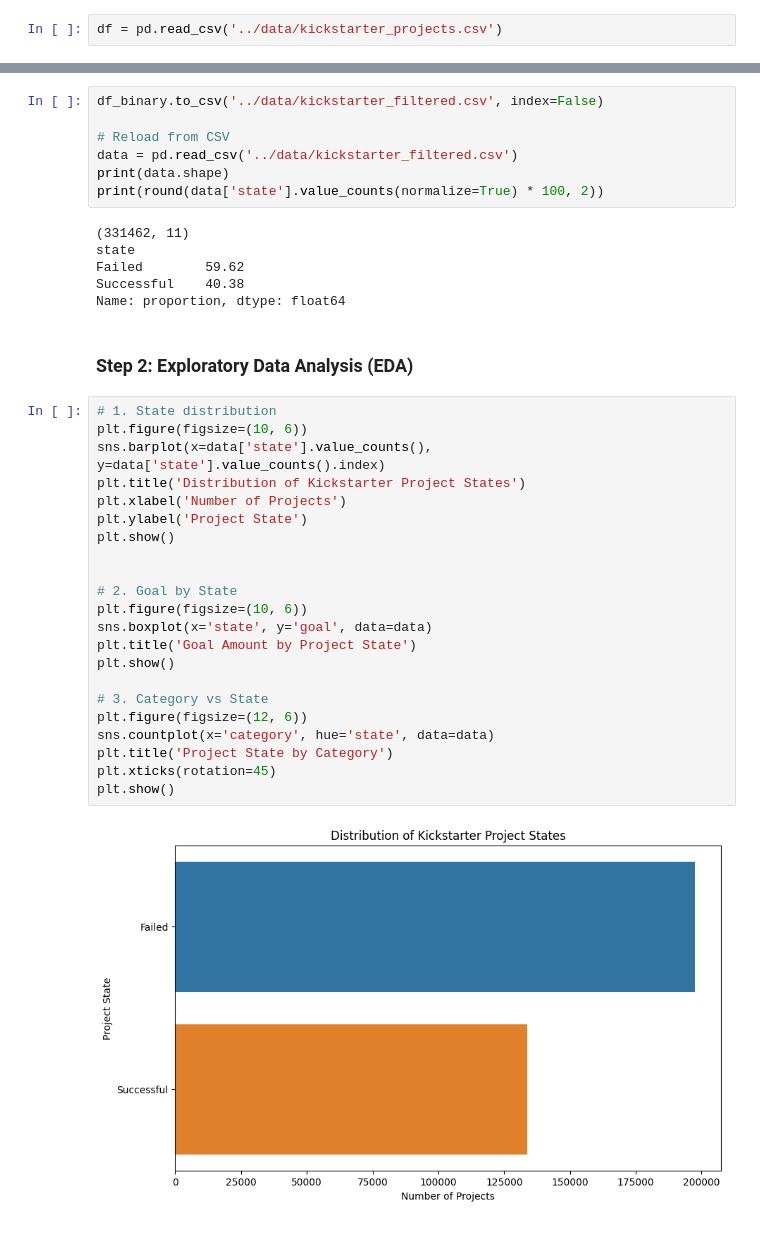
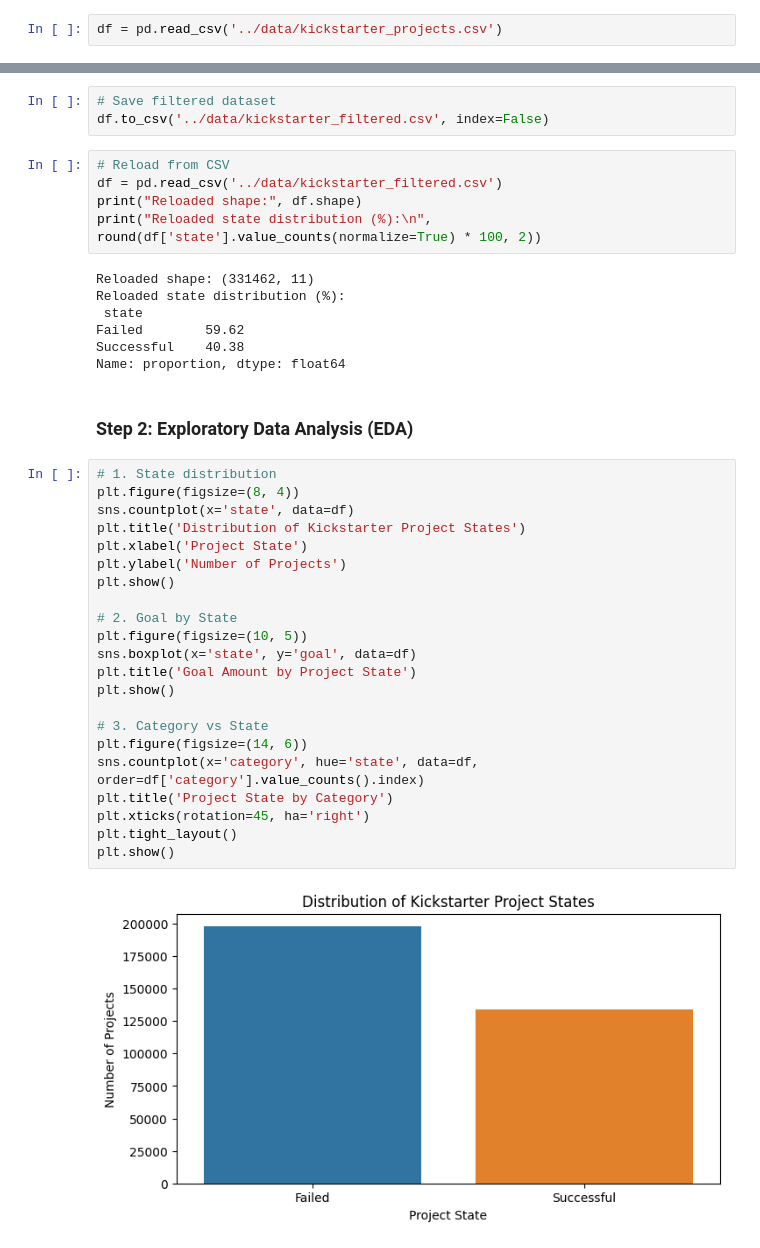
Before and after one commit to spiced-academy/punch_finisher, a Jupyter notebook: notebooks/EDA.ipynb, the cells around one changed output, grey strips where cells are left out. Cells and saved outputs as stored; diff of their text form.

Commit message:
Perform EDA on goal, duration, and backers with basic cleaning and plots

```diff
--- a/notebooks/EDA.ipynb
+++ b/notebooks/EDA.ipynb
@@ -68,16 +71,18 @@ state
 Failed        59.62
 Successful    40.38
 Name: proportion, dtype: float64
+# %%
+# Save filtered dataset
+df.to_csv('../data/kickstarter_filtered.csv', index=False)
 # %%
-df_binary.to_csv('../data/kickstarter_filtered.csv', index=False)
-
 # Reload from CSV
-data = pd.read_csv('../data/kickstarter_filtered.csv')
-print(data.shape)
-print(round(data['state'].value_counts(normalize=True) * 100, 2))
+df = pd.read_csv('../data/kickstarter_filtered.csv')
+print("Reloaded shape:", df.shape)
+print("Reloaded state distribution (%):\n", round(df['state'].value_counts(normalize=True) * 100, 2))
 # %% [output]
-(331462, 11)
-state
+Reloaded shape: (331462, 11)
+Reloaded state distribution (%):
+ state
 Failed        59.62
 Successful    40.38
 Name: proportion, dtype: float64
@@ -85,25 +90,25 @@ Name: proportion, dtype: float64
 ### Step 2: Exploratory Data Analysis (EDA)
 # %%
 # 1. State distribution
-plt.figure(figsize=(10, 6))
-sns.barplot(x=data['state'].value_counts(), y=data['state'].value_counts().index)
+plt.figure(figsize=(8, 4))
+sns.countplot(x='state', data=df)
 plt.title('Distribution of Kickstarter Project States')
-plt.xlabel('Number of Projects')
-plt.ylabel('Project State')
+plt.xlabel('Project State')
+plt.ylabel('Number of Projects')
 plt.show()
 
-
 # 2. Goal by State
-plt.figure(figsize=(10, 6))
-sns.boxplot(x='state', y='goal', data=data)
+plt.figure(figsize=(10, 5))
+sns.boxplot(x='state', y='goal', data=df)
 plt.title('Goal Amount by Project State')
 plt.show()
 
 # 3. Category vs State
-plt.figure(figsize=(12, 6))
-sns.countplot(x='category', hue='state', data=data)
+plt.figure(figsize=(14, 6))
+sns.countplot(x='category', hue='state', data=df, order=df['category'].value_counts().index)
 plt.title('Project State by Category')
-plt.xticks(rotation=45)
+plt.xticks(rotation=45, ha='right')
+plt.tight_layout()
 plt.show()
 # %% [output]
-[figure, old version]
+[figure, new version]
```
Also changed, not shown: parts of 17 cells of this notebook.
